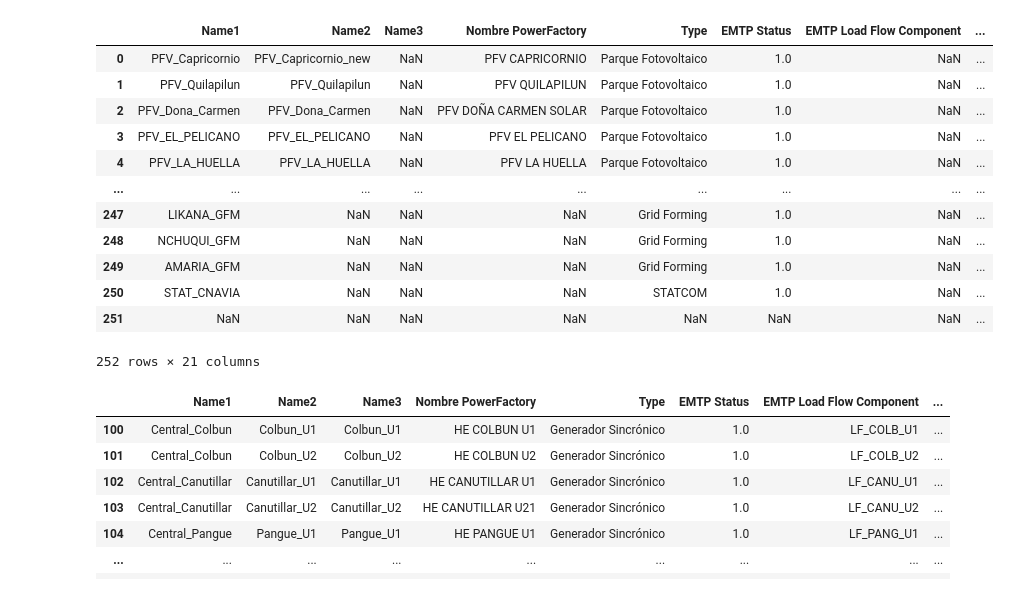
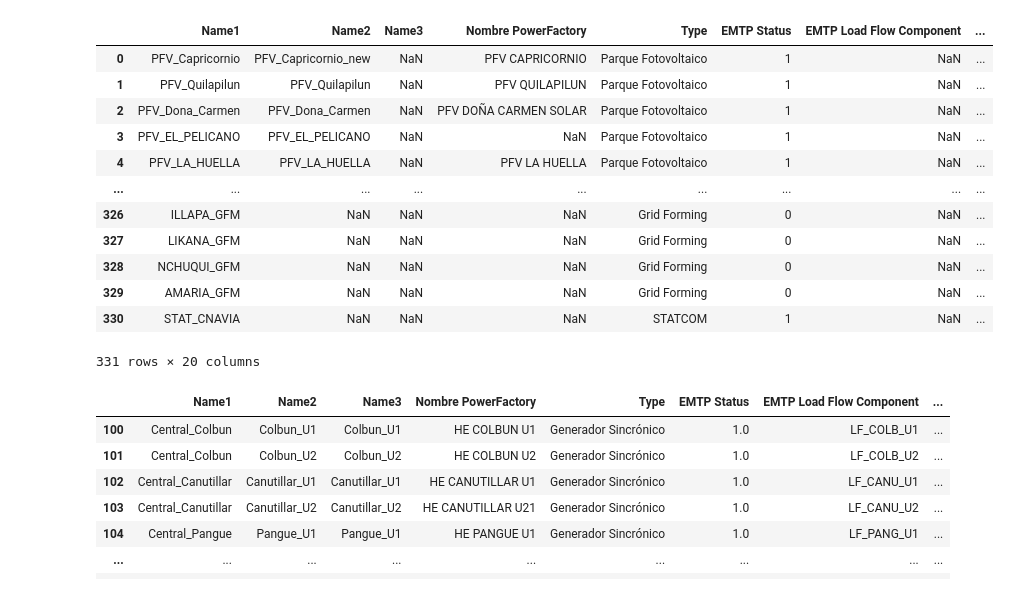
Before and after one commit to fabiMM94/Fabi_Casa_CEN, a Jupyter notebook: Data_Working.ipynb, the cells around one changed output. Saved outputs shown, nothing was run; the diff lists cells and outputs as text; code cells hidden in the pictures.

```diff
--- a/Data_Working.ipynb
+++ b/Data_Working.ipynb
@@ -10,24 +10,24 @@ import math as m
 import re
 import matplotlib.pyplot as plt
 # %%
-ruta = "Resultados/Data_SEN_g10.xlsx"
+ruta = "Resultados/Data_SEN_target.xlsx"
 
 Data = pd.read_excel(ruta)
 Data
 # %% [output]
 |  | Name1 | Name2 | Name3 | Nombre PowerFactory | Type | EMTP Status | EMTP Load Flow Component | ... |
-| 0 | PFV_Capricornio | PFV_Capricornio_new | NaN | PFV CAPRICORNIO | Parque Fotovoltaico | 1.0 | NaN | ... |
-| 1 | PFV_Quilapilun | PFV_Quilapilun | NaN | PFV QUILAPILUN | Parque Fotovoltaico | 1.0 | NaN | ... |
-| 2 | PFV_Dona_Carmen | PFV_Dona_Carmen | NaN | PFV DOÑA CARMEN SOLAR | Parque Fotovoltaico | 1.0 | NaN | ... |
-| 3 | PFV_EL_PELICANO | PFV_EL_PELICANO | NaN | PFV EL PELICANO | Parque Fotovoltaico | 1.0 | NaN | ... |
-| 4 | PFV_LA_HUELLA | PFV_LA_HUELLA | NaN | PFV LA HUELLA | Parque Fotovoltaico | 1.0 | NaN | ... |
+| 0 | PFV_Capricornio | PFV_Capricornio_new | NaN | PFV CAPRICORNIO | Parque Fotovoltaico | 1 | NaN | ... |
+| 1 | PFV_Quilapilun | PFV_Quilapilun | NaN | PFV QUILAPILUN | Parque Fotovoltaico | 1 | NaN | ... |
+| 2 | PFV_Dona_Carmen | PFV_Dona_Carmen | NaN | PFV DOÑA CARMEN SOLAR | Parque Fotovoltaico | 1 | NaN | ... |
+| 3 | PFV_EL_PELICANO | PFV_EL_PELICANO | NaN | NaN | Parque Fotovoltaico | 1 | NaN | ... |
+| 4 | PFV_LA_HUELLA | PFV_LA_HUELLA | NaN | PFV LA HUELLA | Parque Fotovoltaico | 1 | NaN | ... |
 | ... | ... | ... | ... | ... | ... | ... | ... | ... |
-| 247 | LIKANA_GFM | NaN | NaN | NaN | Grid Forming | 1.0 | NaN | ... |
-| 248 | NCHUQUI_GFM | NaN | NaN | NaN | Grid Forming | 1.0 | NaN | ... |
-| 249 | AMARIA_GFM | NaN | NaN | NaN | Grid Forming | 1.0 | NaN | ... |
-| 250 | STAT_CNAVIA | NaN | NaN | NaN | STATCOM | 1.0 | NaN | ... |
-| 251 | NaN | NaN | NaN | NaN | NaN | NaN | NaN | ... |
+| 326 | ILLAPA_GFM | NaN | NaN | NaN | Grid Forming | 0 | NaN | ... |
+| 327 | LIKANA_GFM | NaN | NaN | NaN | Grid Forming | 0 | NaN | ... |
+| 328 | NCHUQUI_GFM | NaN | NaN | NaN | Grid Forming | 0 | NaN | ... |
+| 329 | AMARIA_GFM | NaN | NaN | NaN | Grid Forming | 0 | NaN | ... |
+| 330 | STAT_CNAVIA | NaN | NaN | NaN | STATCOM | 1 | NaN | ... |
-252 rows × 21 columns
+331 rows × 20 columns
 # %%
 Data_PV = Data[Data['Type'] == 'Parque Fotovoltaico']
 Data_WP = Data[Data['Type'] == 'Parque Eólico']
```
Also changed, not shown: 3 other files.
